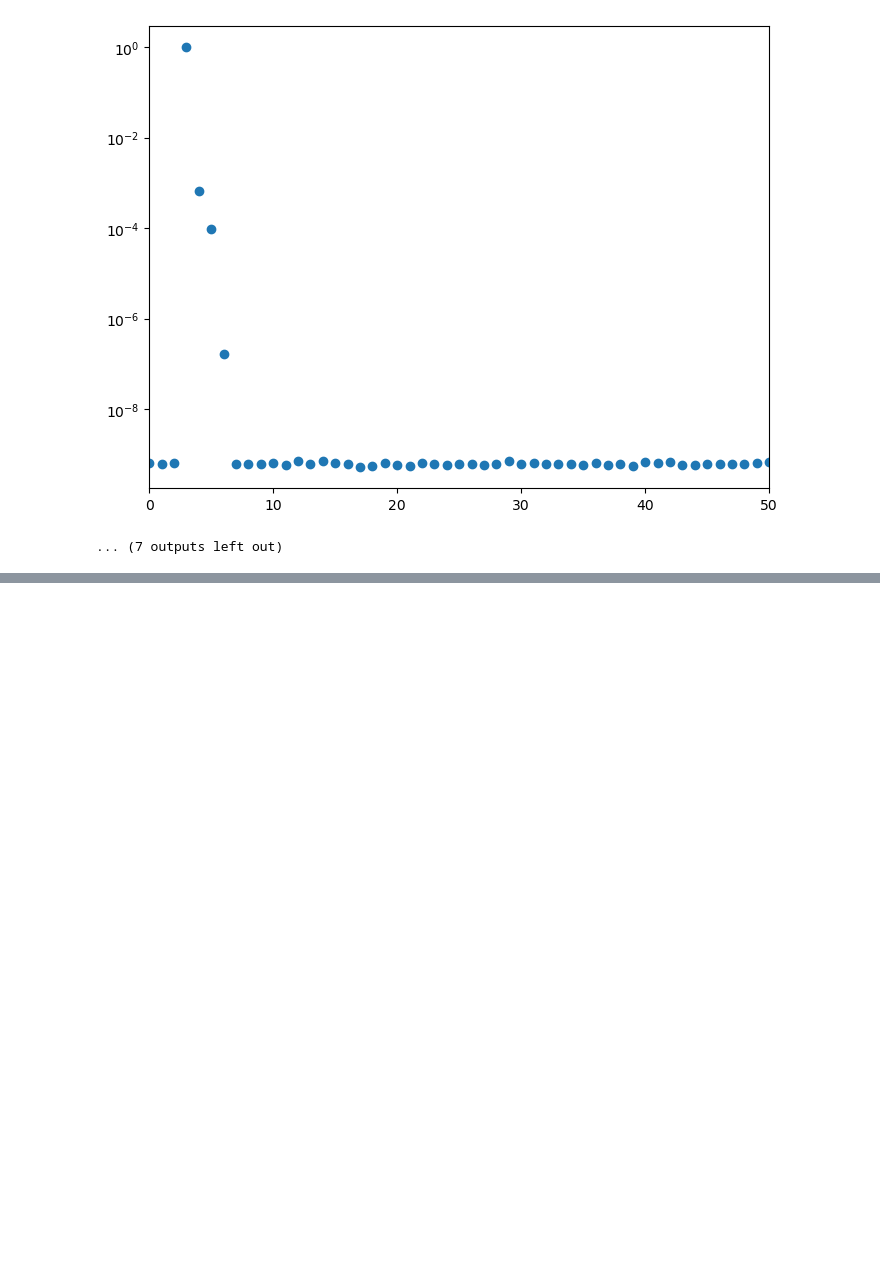
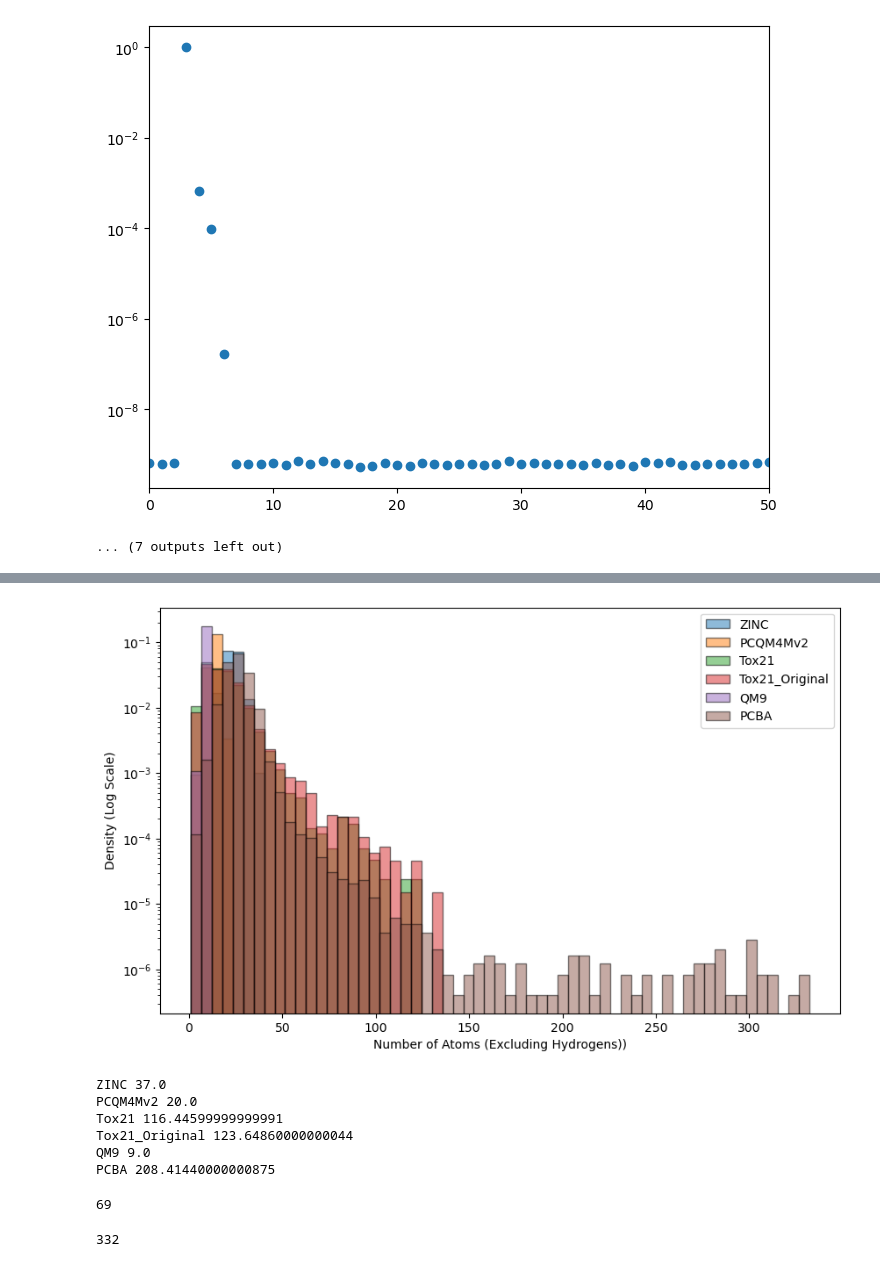
Before and after one commit to alexanderkrauck/pretraining-graph-transformers, a Jupyter notebook: notebooks/generate_plots.ipynb, the cells around one changed output, grey strips where cells are left out. Saved outputs shown, nothing was run; the diff lists cells and outputs as text; code cells hidden in the pictures; blank space fills up the shorter version.

```diff
--- a/notebooks/generate_plots.ipynb
+++ b/notebooks/generate_plots.ipynb
@@ -168,0 +274,59 @@ Atom Property Index: 5
+# %%
+num_nodes_dict = {}
+for dataset_name in datasets:
+    dataset = datasets[dataset_name]
+    num_nodes_list = []
+    for molecule in dataset:
+        num_nodes_list.append(molecule["num_nodes"])
+    num_nodes_dict[dataset_name] = num_nodes_list
+# %%
+# Get the minimum and maximum values among all datasets
+min_value = min([min(v) for v in num_nodes_dict.values()])
+max_value = max([max(v) for v in num_nodes_dict.values()])
+
+# Define bins for your histogram
+bins = np.linspace(min_value, max_value, 60)
+
+plt.rcParams['font.family'] = 'serif'
+plt.rcParams['font.serif'] = 'Computer Modern Roman'
+plt.rcParams['text.usetex'] = False
+
+
+plt.figure(figsize=(10, 6))
+# Plot a histogram for each list in the dictionary
+for dataset, values in num_nodes_dict.items():
+    plt.hist(values, bins, alpha=0.5, label=dataset, density=True, edgecolor='black')
+
+# Set labels and title
+plt.xlabel('Number of Atoms (Excluding Hydrogens))')
+plt.ylabel('Density (Log Scale)')
+plt.yscale('log')
+
+#plt.title('Density of Number of Atoms in Molecules across Datasets')
+
+# Show a legend
+plt.legend(loc='upper right')
+
+# Show the plot
+plt.show()
+# %% [output]
+[figure, added]
+# %%
+for dataset_name in num_nodes_dict:
+    num_nodes = num_nodes_dict[dataset_name]
+    print(dataset_name, np.quantile(num_nodes, 0.9999))
+# %% [output]
+ZINC 37.0
+PCQM4Mv2 20.0
+Tox21 116.44599999999991
+Tox21_Original 123.64860000000044
+QM9 9.0
+PCBA 208.41440000000875
+# %%
+np.sum(np.array(num_nodes_dict["PCBA"]) > 150)
+# %% [output]
+69
+# %%
+max(num_nodes_dict["PCBA"])
+# %% [output]
+332
```
Also changed, not shown: parts of 12 cells of this notebook, 12 other files.
